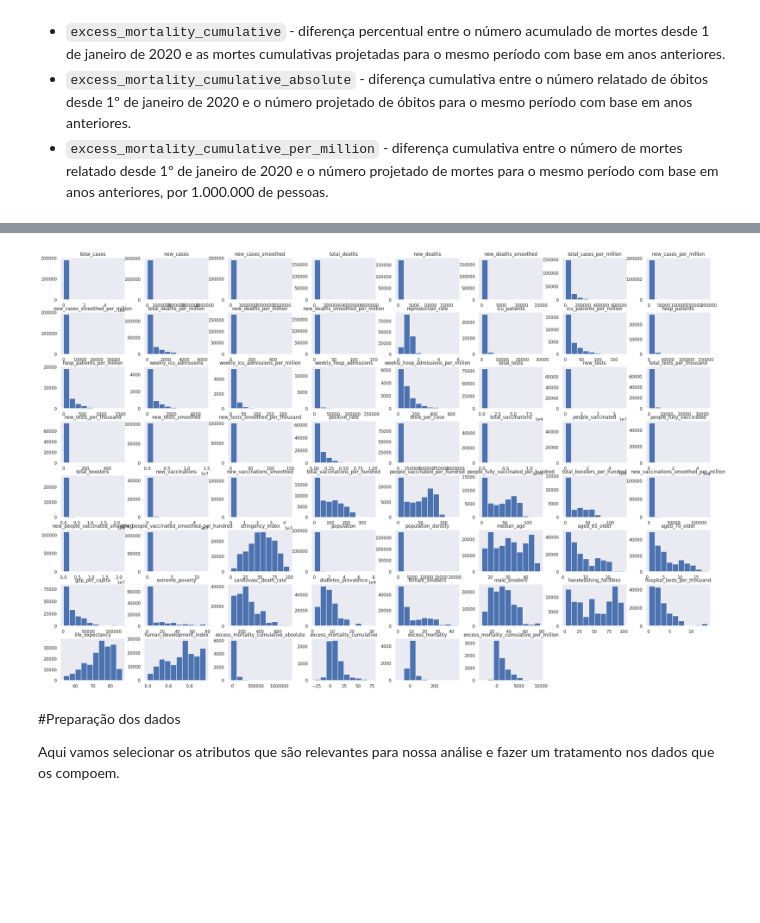
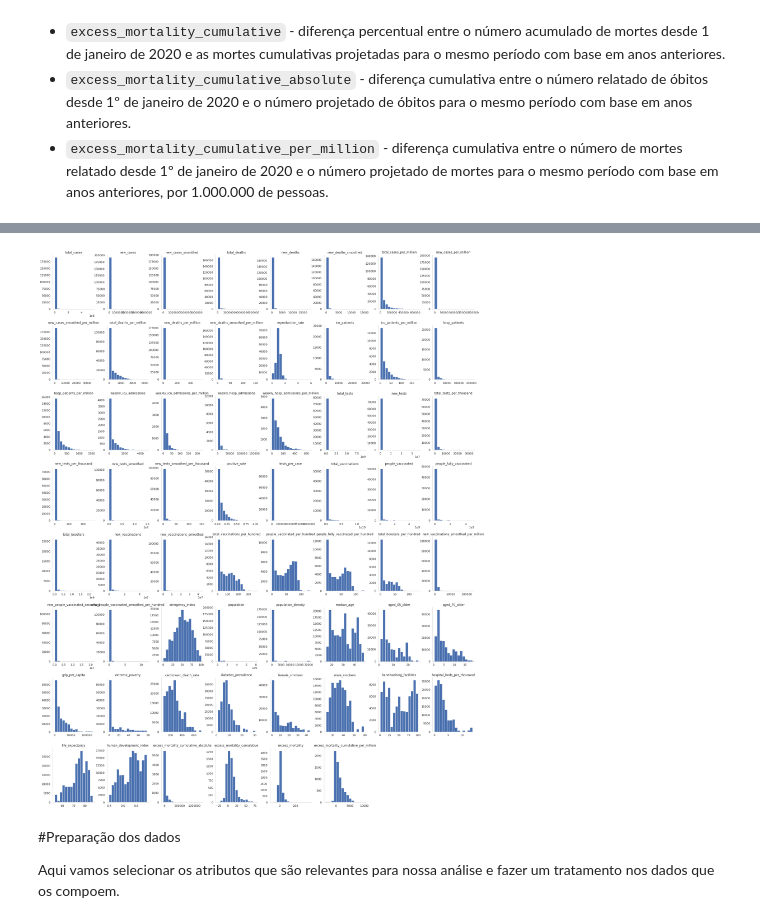
Before and after one commit to victorxbarbosa/victorxbarbosa, a Jupyter notebook: Estudo_de_caso_da_COVID_19.ipynb, the cells around one changed output, grey strips where cells are left out. Drawn from its saved outputs; the diff is of its cells as text; code cells hidden in the pictures; blank space fills up the shorter version.

```diff
--- a/Estudo_de_caso_da_COVID_19.ipynb
+++ b/Estudo_de_caso_da_COVID_19.ipynb
@@ -191,9 +191,9 @@ df.describe(include='all')
 11 rows × 67 columns
 # %%
-df.hist(figsize=(30,20), bins=10, grid=False);
+df.hist(figsize=(30, 40), bins=15, grid=False);
 sns.set()
 # %% [output]
-[figure, old version]
+[figure, new version]
 # %% [markdown]
 #Preparação dos dados
 
```
Also changed, not shown: parts of 32 cells of this notebook.
